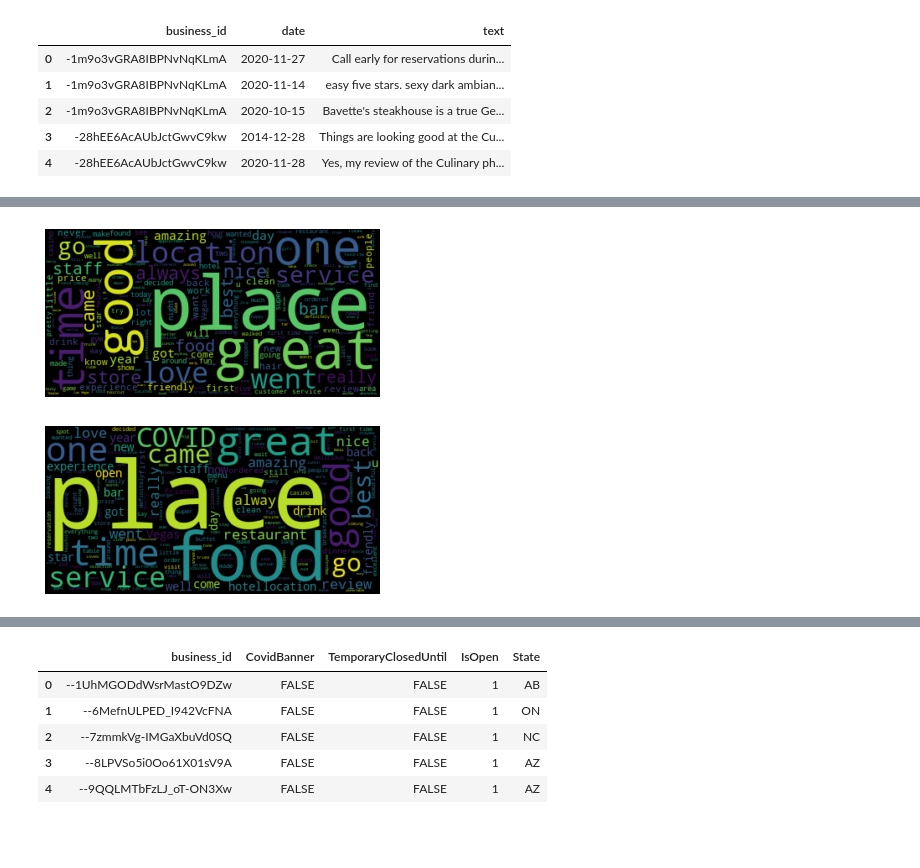
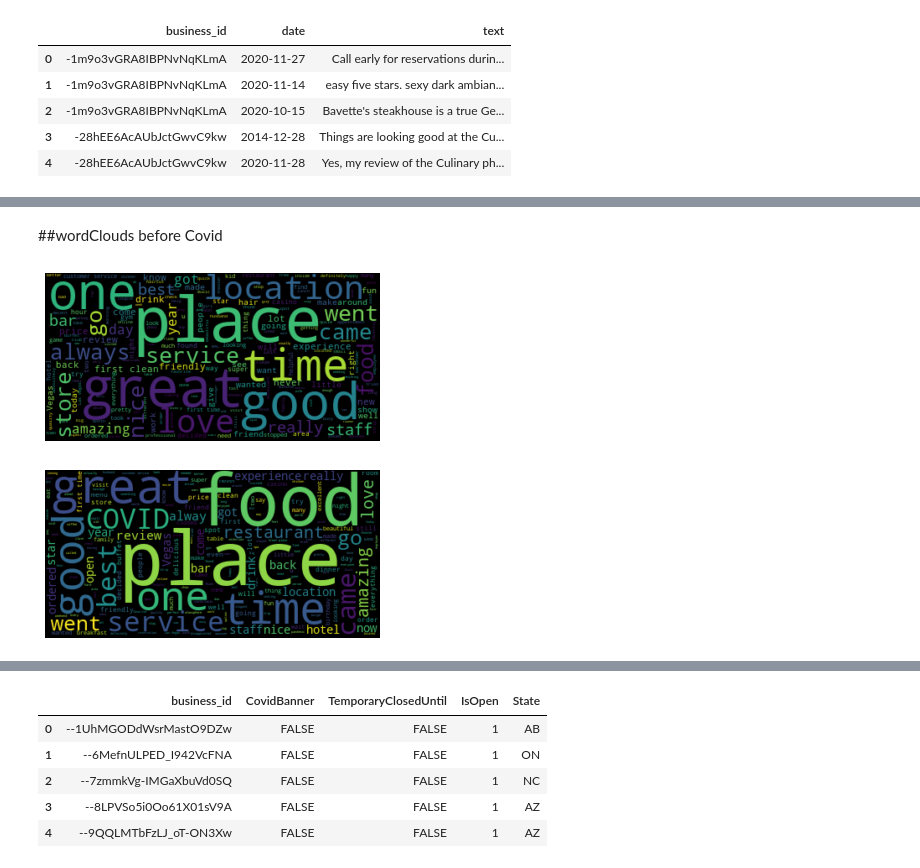
Before and after one commit to linglin0107/AI_Final-Project, a Jupyter notebook: AI_word clouds.ipynb, the cells around one changed output, grey strips where cells are left out. Drawn from its saved outputs; the diff is of its cells as text; code cells hidden in the pictures; blank space fills up the shorter version.

```diff
--- a/AI_word clouds.ipynb
+++ b/AI_word clouds.ipynb
@@ -46,6 +30,6 @@ yelpReview2020[yelpReview2020['date'] < '2020-01-01']
+# %% [markdown]
+##wordClouds before Covid
 # %%
-text = yelpReview2020['text'][0]
-
 # Create and generate a word cloud image:
 wordcloud = WordCloud().generate(" ".join(yelpReview2020[yelpReview2020['date'] < '2020-01-01']['text']))
 
@@ -54,4 +38,4 @@ plt.imshow(wordcloud, interpolation='bilinear')
 plt.axis("off")
 plt.show()
 # %% [output]
-[figure, old version]
+[figure, new version]
@@ -58,12 +44,10 @@ plt.show()
 # %%
-text = yelpReview2020['text'][0]
-
 # Create and generate a word cloud image:
 wordcloud = WordCloud().generate(" ".join(yelpReview2020[yelpReview2020['date'] >= '2020-01-01']['text']))
 
 # Display the generated image:
 plt.imshow(wordcloud, interpolation='bilinear')
 plt.axis("off")
 plt.show()
 # %% [output]
-[figure, old version]
+[figure, new version]
```
Also changed, not shown: parts of 13 cells of this notebook, 1 other file.
